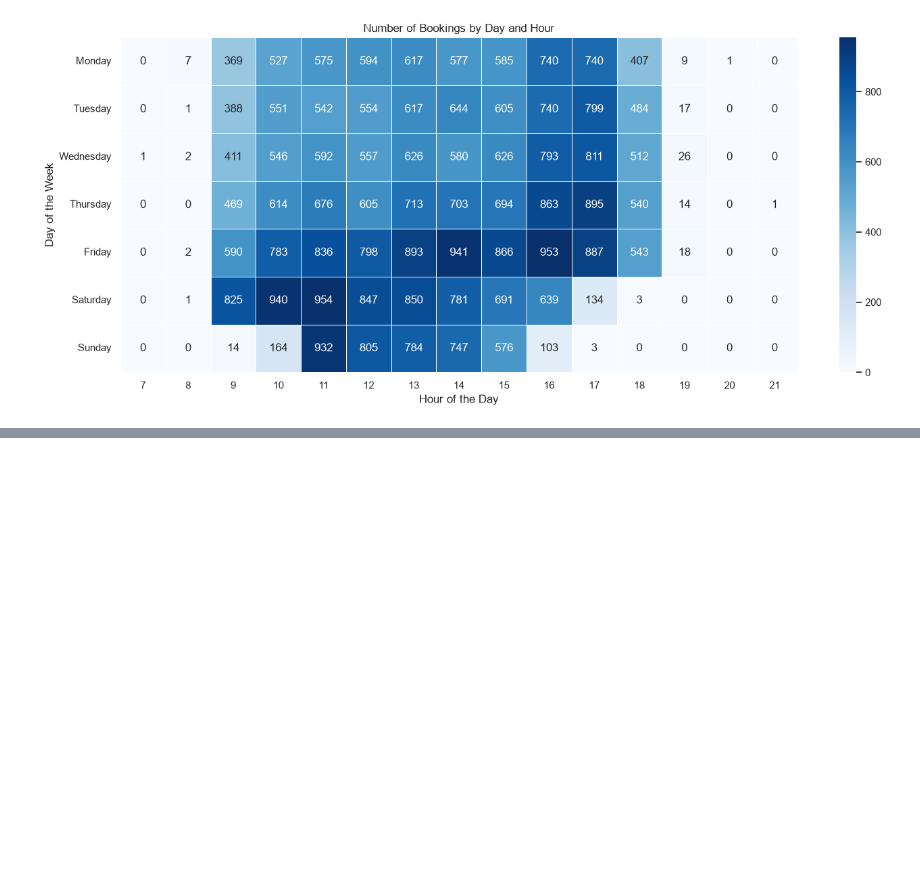
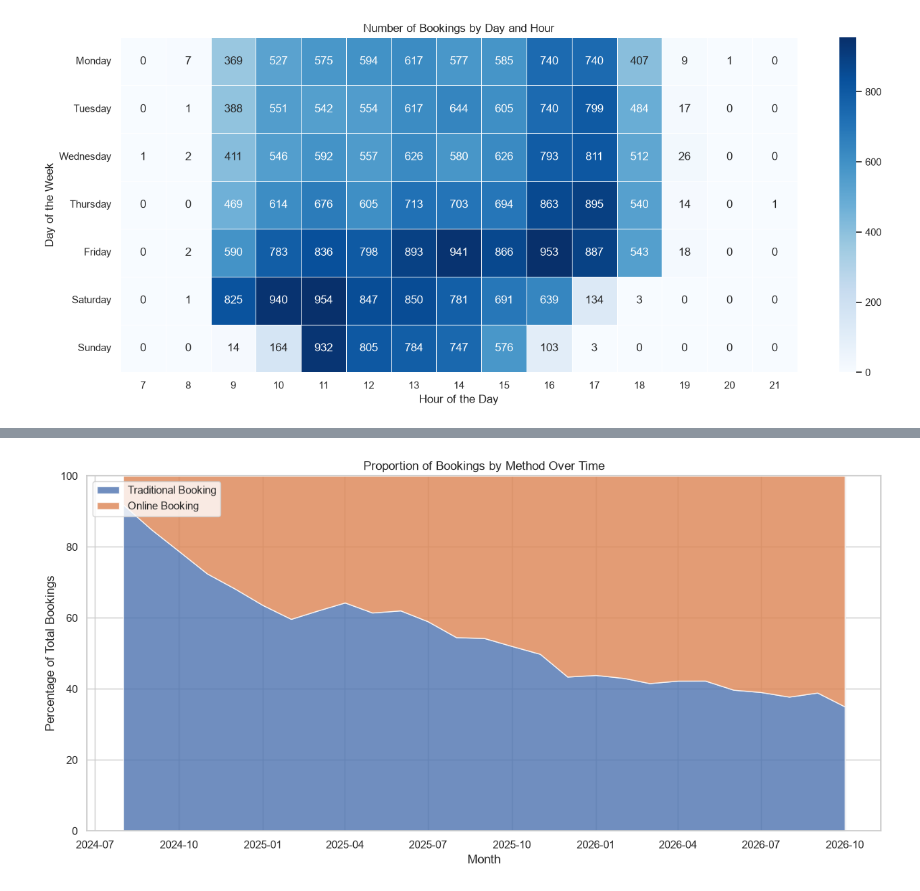
Before and after one commit to pdiuxinhxinh/Nails_Salon_Analysis, a Jupyter notebook: notebooks/eda.ipynb, the cells around one changed output, grey strips where cells are left out. Drawn from its saved outputs; the diff is of its cells as text; code cells hidden in the pictures; blank space fills up the shorter version.

```diff
--- a/notebooks/eda.ipynb
+++ b/notebooks/eda.ipynb
@@ -207,0 +224,32 @@ plt.show()
+# %%
+# Booking method proportion changes over the time
+booking_method_over_time = df.groupby(["month","year","created_by"])["number"].nunique().unstack(fill_value=0)
+
+booking_method_over_time.index = pd.to_datetime({
+    "year": booking_method_over_time.index.get_level_values("year"),
+    "month": booking_method_over_time.index.get_level_values("month"),
+    "day": 1
+})
+booking_method_over_time = booking_method_over_time.sort_index()
+booking_method_prop = booking_method_over_time.div(booking_method_over_time.sum(axis=1),axis=0)*100
+
+plt.figure(figsize=(12, 6))
+
+plt.stackplot(
+    booking_method_prop.index,
+    booking_method_prop["Business"],
+    booking_method_prop["Client"],
+    labels=["Traditional Booking", "Online Booking"],
+    alpha=0.8
+)
+
+plt.title("Proportion of Bookings by Method Over Time")
+plt.xlabel("Month")
+plt.ylabel("Percentage of Total Bookings")
+plt.ylim(0, 100)
+
+plt.legend(loc="upper left")
+plt.tight_layout()
+plt.show()
+# %% [output]
+[figure, added]
```
Also changed, not shown: parts of 14 cells of this notebook, 1 other file.
